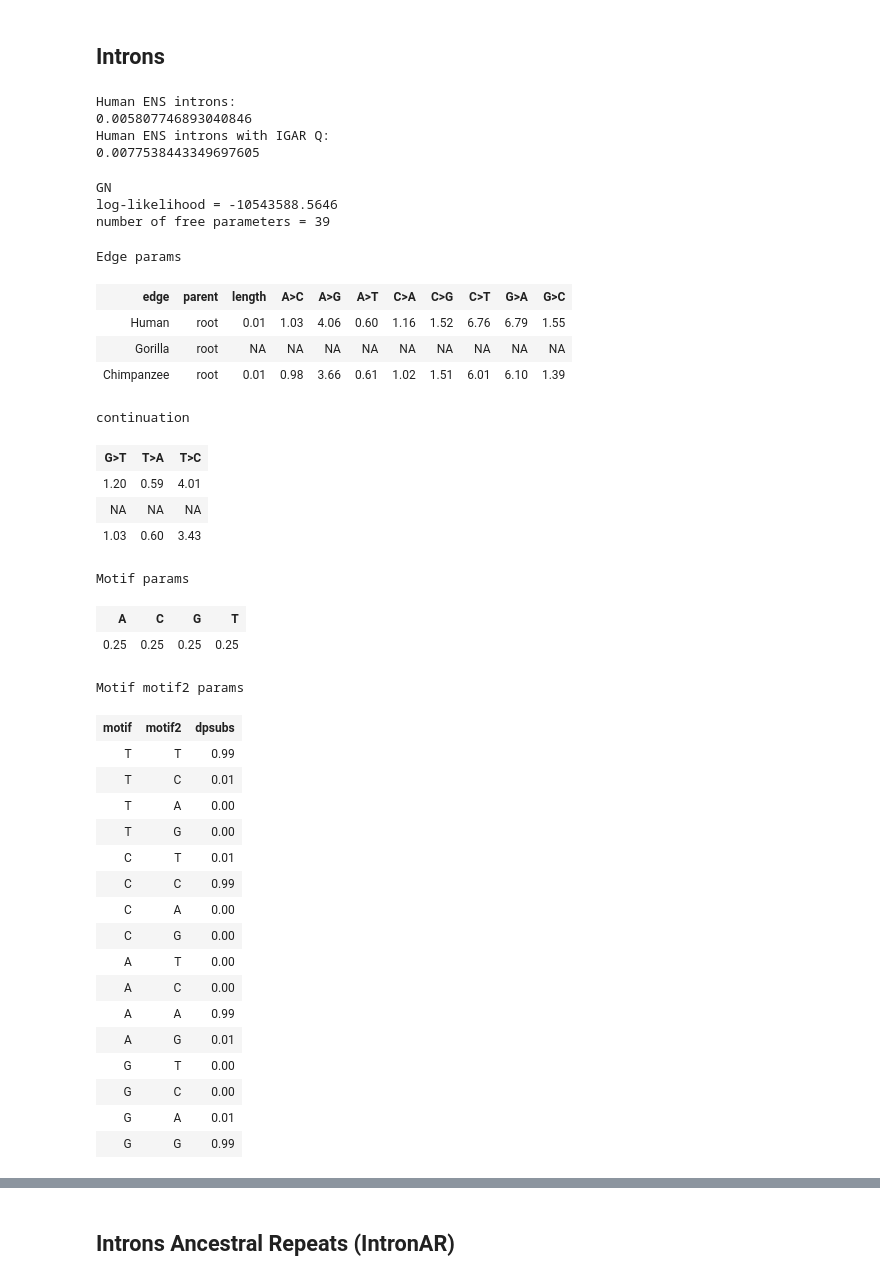
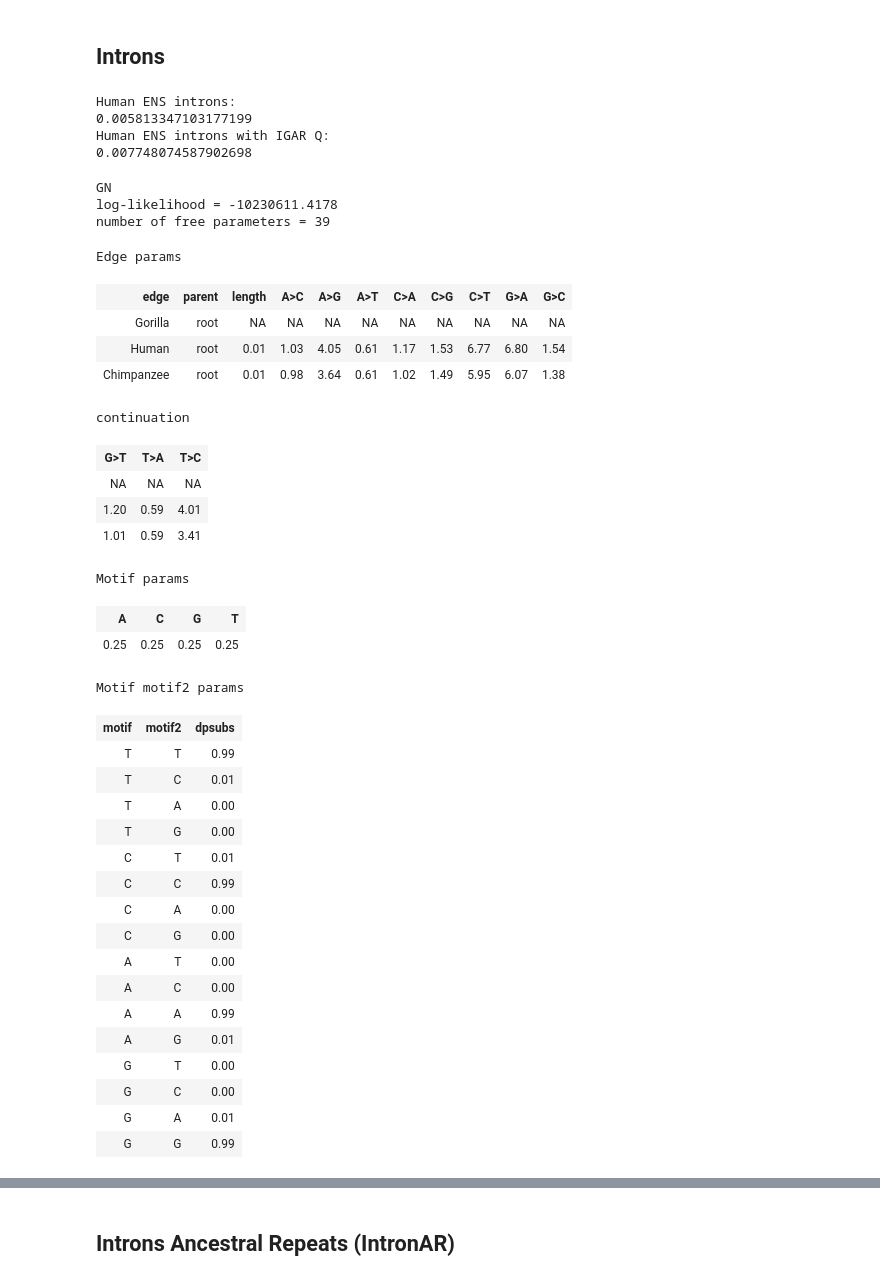
Before and after one commit to uliseshmc/EstimatingUd, a Jupyter notebook: constraint.ipynb, the cells around one changed output, grey strips where cells are left out. Drawn from its saved outputs; the diff is of its cells as text; code cells hidden in the pictures.

```diff
--- a/constraint.ipynb
+++ b/constraint.ipynb
@@ -152,47 +153,47 @@ Motif motif2 params
 # %% [markdown]
 ## Introns
 # %%
-folder_in = paths.DATA_APES114 + 'introns/'
+folder_in = paths.DATA_APES114 + 'introns/noUTRs/'
 in_dstore = cogent3.open_data_store(folder_in, suffix='fa', mode='r')
 
 # noncds_app is defined on the Intergenic Ancestral Repeat section
 nonconcat_introns = [r for r in noncds_app.as_completed(in_dstore[:], parallel=True) if r]
 alns_introns = concat(nonconcat_introns)
 alns_introns.source = "introns_alignments"
 
 # The GN_subsmodel is defined on the Intergenic Ancestral Repeat section
 result_introns = GN_subsmodel(alns_introns)
 
 intron_motif_probs = result_introns.lf.get_param_value("mprobs")
 humanQ_introns = result_introns.lf.get_rate_matrix_for_edge("Human", calibrated=False)
-humanENS_introns = cogent3.maths.matrix_exponential_integration.expected_number_subs(intron_motif_probs, humanQ_introns, t=1.0)
+humanENS_introns = expected_number_subs(intron_motif_probs, humanQ_introns, t=1.0)
 #This is the ENS of introns if selection was the same as on IGAR. Instead of using the introns Q matrix humanQ_introns, I use the IGAR Q humanQ_IGAR
-humanENS_introns_IGARQ = cogent3.maths.matrix_exponential_integration.expected_number_subs(intron_motif_probs, humanQ_IGAR, t=1.0)
+humanENS_introns_IGARQ = expected_number_subs(intron_motif_probs, humanQ_IGAR, t=1.0)
 
 print("Human ENS introns: ")
 print(humanENS_introns)
 print("Human ENS introns with IGAR Q: ")
 print(humanENS_introns_IGARQ)
 
 result_introns.lf
 # %% [output]
 Human ENS introns:
-0.005807746893040846
+0.005813347103177199
 Human ENS introns with IGAR Q:
-0.0077538443349697605
+0.007748074587902698
 GN
-log-likelihood = -10543588.5646
+log-likelihood = -10230611.4178
 number of free parameters = 39
 Edge params
 | edge | parent | length | A>C | A>G | A>T | C>A | C>G | C>T | G>A | G>C |
-| Human | root | 0.01 | 1.03 | 4.06 | 0.60 | 1.16 | 1.52 | 6.76 | 6.79 | 1.55 |
 | Gorilla | root | NA | NA | NA | NA | NA | NA | NA | NA | NA |
-| Chimpanzee | root | 0.01 | 0.98 | 3.66 | 0.61 | 1.02 | 1.51 | 6.01 | 6.10 | 1.39 |
+| Human | root | 0.01 | 1.03 | 4.05 | 0.61 | 1.17 | 1.53 | 6.77 | 6.80 | 1.54 |
+| Chimpanzee | root | 0.01 | 0.98 | 3.64 | 0.61 | 1.02 | 1.49 | 5.95 | 6.07 | 1.38 |
 continuation
 | G>T | T>A | T>C |
+| NA | NA | NA |
 | 1.20 | 0.59 | 4.01 |
-| NA | NA | NA |
-| 1.03 | 0.60 | 3.43 |
+| 1.01 | 0.59 | 3.41 |
 Motif params
 | A | C | G | T |
 | 0.25 | 0.25 | 0.25 | 0.25 |
```
Also changed, not shown: parts of 10 cells of this notebook, 3 other files.
